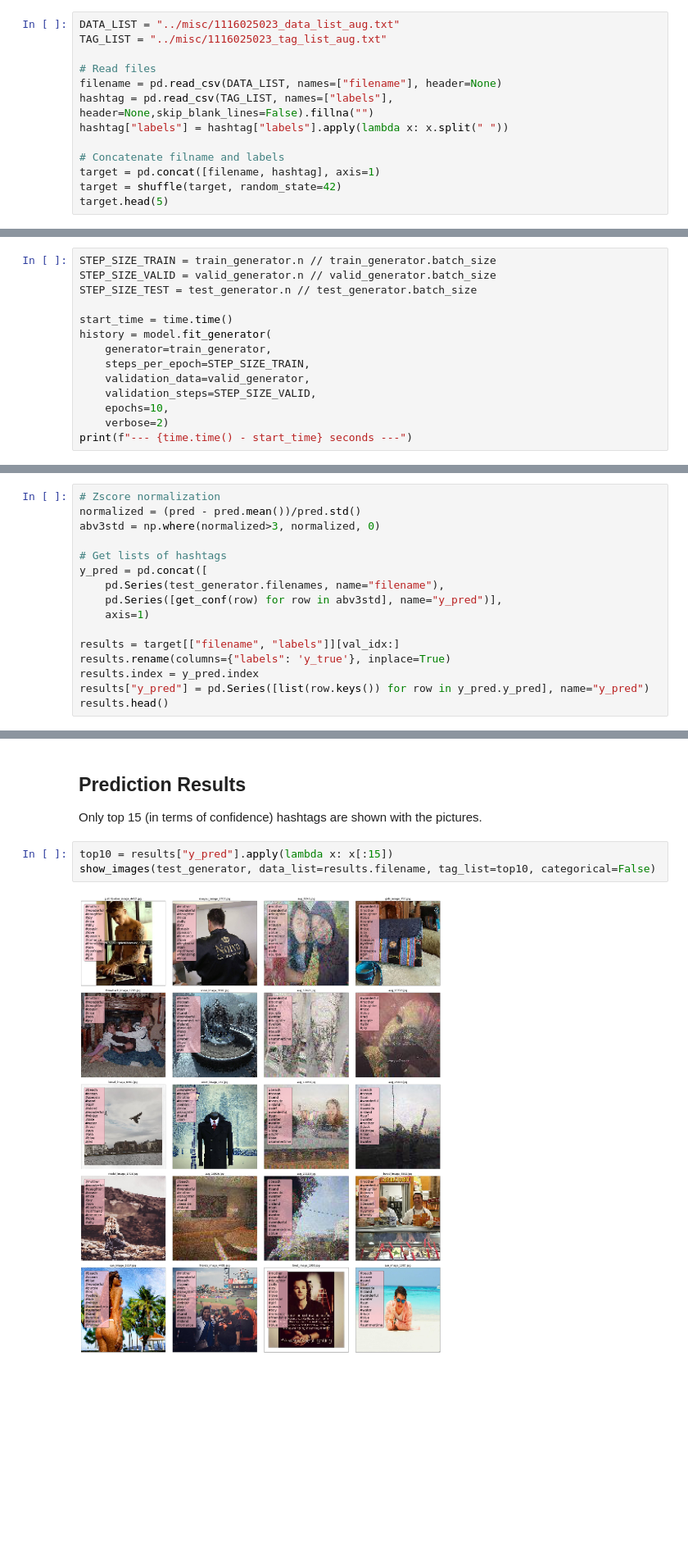
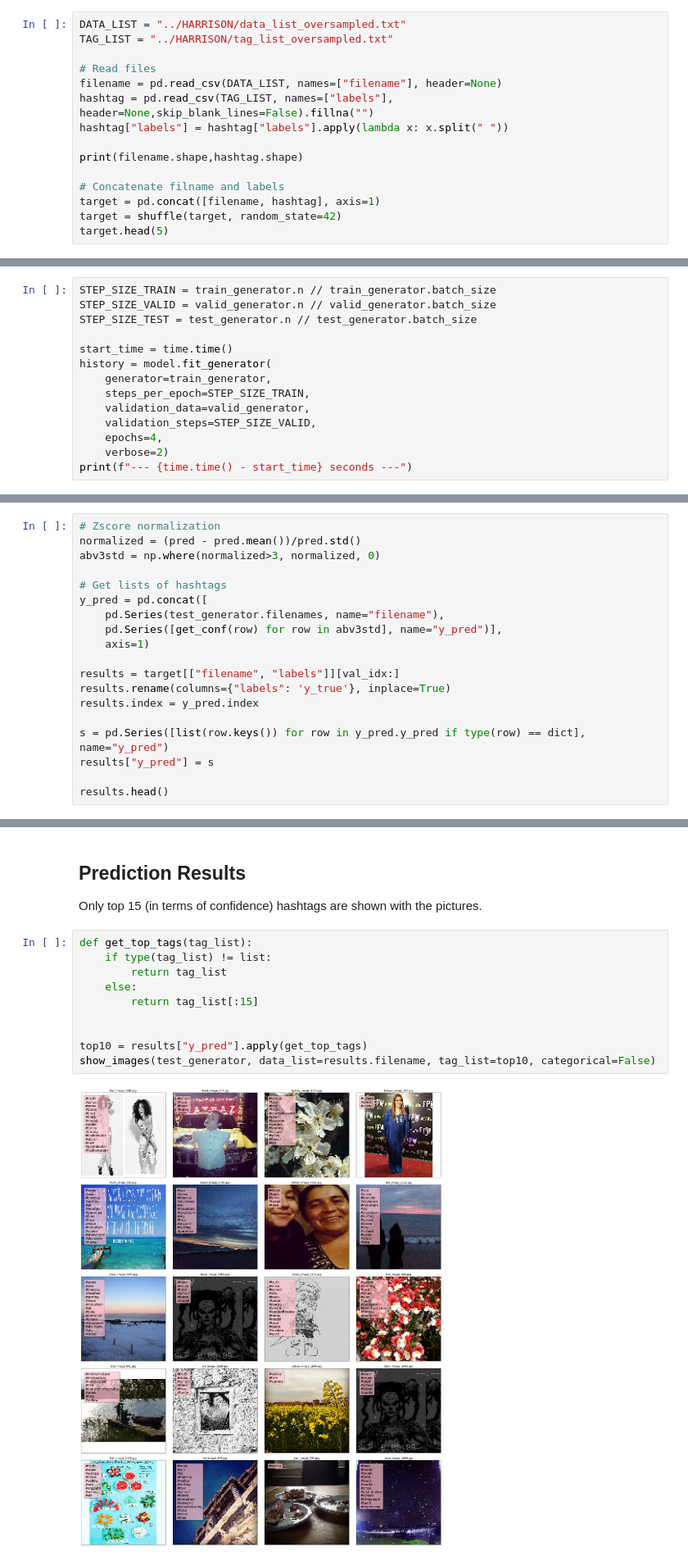
Before and after one commit to tomerlaufer123/cs130Project, a Jupyter notebook: model_development/notebooks/5-single-output-model.ipynb, the cells around one changed output, grey strips where cells are left out. Shown at 82% size. Cells and saved outputs as stored; diff of their text form; blank space fills up the shorter version.

````diff
--- a/model_development/notebooks/5-single-output-model.ipynb
+++ b/model_development/notebooks/5-single-output-model.ipynb
@@ -28,14 +30,16 @@ from utils import destination, show_images
 ## Create the Target Matrix
 Form ```tag_list.txt``` and ```data_list.txt``` in HARRISON dataset, we create a target matrix as a DataFrame.
 # %%
-DATA_LIST = "../misc/1116025023_data_list_aug.txt"
-TAG_LIST = "../misc/1116025023_tag_list_aug.txt"
+DATA_LIST = "../HARRISON/data_list_oversampled.txt"
+TAG_LIST = "../HARRISON/tag_list_oversampled.txt"
 
 # Read files
 filename = pd.read_csv(DATA_LIST, names=["filename"], header=None)
 hashtag = pd.read_csv(TAG_LIST, names=["labels"], header=None,skip_blank_lines=False).fillna("")
 hashtag["labels"] = hashtag["labels"].apply(lambda x: x.split(" "))
 
+print(filename.shape,hashtag.shape)
+
 # Concatenate filname and labels
 target = pd.concat([filename, hashtag], axis=1)
 target = shuffle(target, random_state=42)
@@ -174,7 +179,7 @@ history = model.fit_generator(
     steps_per_epoch=STEP_SIZE_TRAIN,
     validation_data=valid_generator,
     validation_steps=STEP_SIZE_VALID,
-    epochs=10,
+    epochs=4,
     verbose=2)
 print(f"--- {time.time() - start_time} seconds ---")
 # %% [output]
@@ -257,7 +253,10 @@ y_pred = pd.concat([
 results = target[["filename", "labels"]][val_idx:]
 results.rename(columns={"labels": 'y_true'}, inplace=True)
 results.index = y_pred.index
-results["y_pred"] = pd.Series([list(row.keys()) for row in y_pred.y_pred], name="y_pred")
+
+s = pd.Series([list(row.keys()) for row in y_pred.y_pred if type(row) == dict], name="y_pred")
+results["y_pred"] = s
+
 results.head()
 # %% [output]
 |  | filename | y_true | y_pred |
@@ -270,7 +269,14 @@ results.head()
 ## Prediction Results
 Only top 15 (in terms of confidence) hashtags are shown with the pictures.
 # %%
-top10 = results["y_pred"].apply(lambda x: x[:15])
+def get_top_tags(tag_list):
+    if type(tag_list) != list:
+        return tag_list
+    else:
+        return tag_list[:15]
+
+
+top10 = results["y_pred"].apply(get_top_tags)
 show_images(test_generator, data_list=results.filename, tag_list=top10, categorical=False)
 # %% [output]
-[figure, old version]
+[figure, new version]
````
Also changed, not shown: parts of 10 cells of this notebook, 4 other files.
